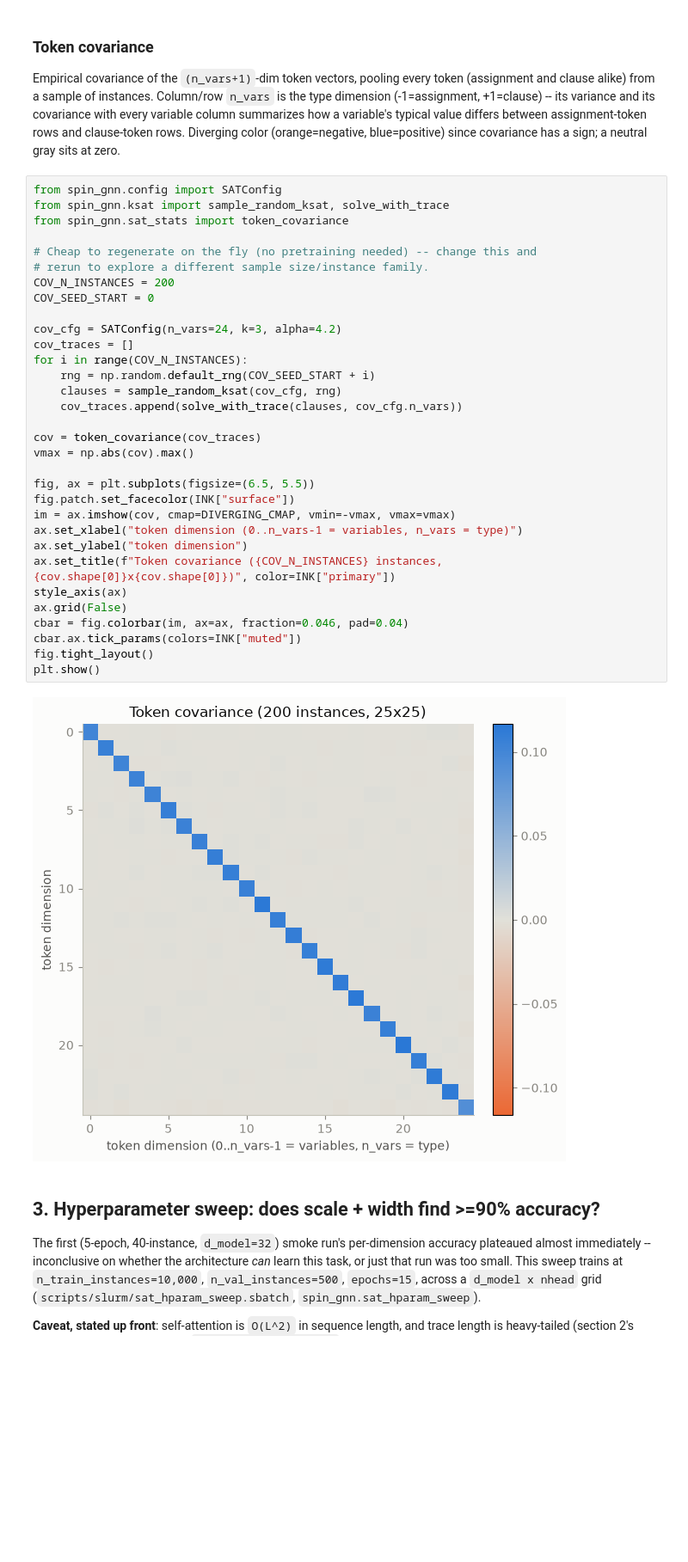
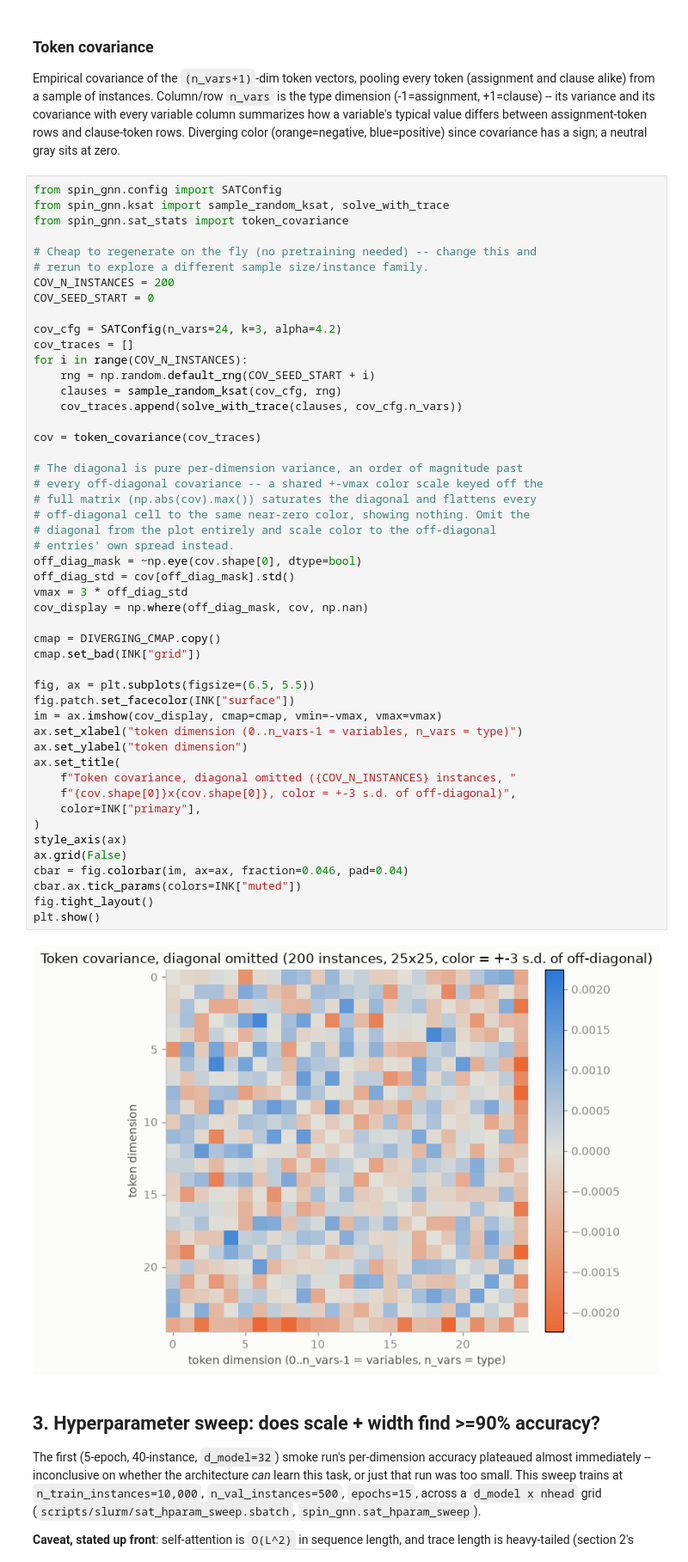
Before and after one commit to henhen724/spin_gnn, a Jupyter notebook: notebooks/sat_unit_propagation_results.ipynb, the cells around one changed output. Shown at 86% size. Drawn from its saved outputs; the diff is of its cells as text; blank space fills up the shorter version.

```diff
--- a/notebooks/sat_unit_propagation_results.ipynb
+++ b/notebooks/sat_unit_propagation_results.ipynb
@@ -165,37 +165,54 @@ sign; a neutral gray sits at zero.
 # %%
 from spin_gnn.config import SATConfig
 from spin_gnn.ksat import sample_random_ksat, solve_with_trace
 from spin_gnn.sat_stats import token_covariance
 
 # Cheap to regenerate on the fly (no pretraining needed) -- change this and
 # rerun to explore a different sample size/instance family.
 COV_N_INSTANCES = 200
 COV_SEED_START = 0
 
 cov_cfg = SATConfig(n_vars=24, k=3, alpha=4.2)
 cov_traces = []
 for i in range(COV_N_INSTANCES):
     rng = np.random.default_rng(COV_SEED_START + i)
     clauses = sample_random_ksat(cov_cfg, rng)
     cov_traces.append(solve_with_trace(clauses, cov_cfg.n_vars))
 
 cov = token_covariance(cov_traces)
-vmax = np.abs(cov).max()
+
+# The diagonal is pure per-dimension variance, an order of magnitude past
+# every off-diagonal covariance -- a shared +-vmax color scale keyed off the
+# full matrix (np.abs(cov).max()) saturates the diagonal and flattens every
+# off-diagonal cell to the same near-zero color, showing nothing. Omit the
+# diagonal from the plot entirely and scale color to the off-diagonal
+# entries' own spread instead.
+off_diag_mask = ~np.eye(cov.shape[0], dtype=bool)
+off_diag_std = cov[off_diag_mask].std()
+vmax = 3 * off_diag_std
+cov_display = np.where(off_diag_mask, cov, np.nan)
+
+cmap = DIVERGING_CMAP.copy()
+cmap.set_bad(INK["grid"])
 
 fig, ax = plt.subplots(figsize=(6.5, 5.5))
 fig.patch.set_facecolor(INK["surface"])
-im = ax.imshow(cov, cmap=DIVERGING_CMAP, vmin=-vmax, vmax=vmax)
+im = ax.imshow(cov_display, cmap=cmap, vmin=-vmax, vmax=vmax)
 ax.set_xlabel("token dimension (0..n_vars-1 = variables, n_vars = type)")
 ax.set_ylabel("token dimension")
-ax.set_title(f"Token covariance ({COV_N_INSTANCES} instances, {cov.shape[0]}x{cov.shape[0]})", color=INK["primary"])
+ax.set_title(
+    f"Token covariance, diagonal omitted ({COV_N_INSTANCES} instances, "
+    f"{cov.shape[0]}x{cov.shape[0]}, color = +-3 s.d. of off-diagonal)",
+    color=INK["primary"],
+)
 style_axis(ax)
 ax.grid(False)
 cbar = fig.colorbar(im, ax=ax, fraction=0.046, pad=0.04)
 cbar.ax.tick_params(colors=INK["muted"])
 fig.tight_layout()
 plt.show()
 # %% [output]
-[figure, old version]
+[figure, new version]
 # %% [markdown]
 ## 3. Hyperparameter sweep: does scale + width find >=90% accuracy?
 
```
Also changed, not shown: parts of 1 cell of this notebook.
